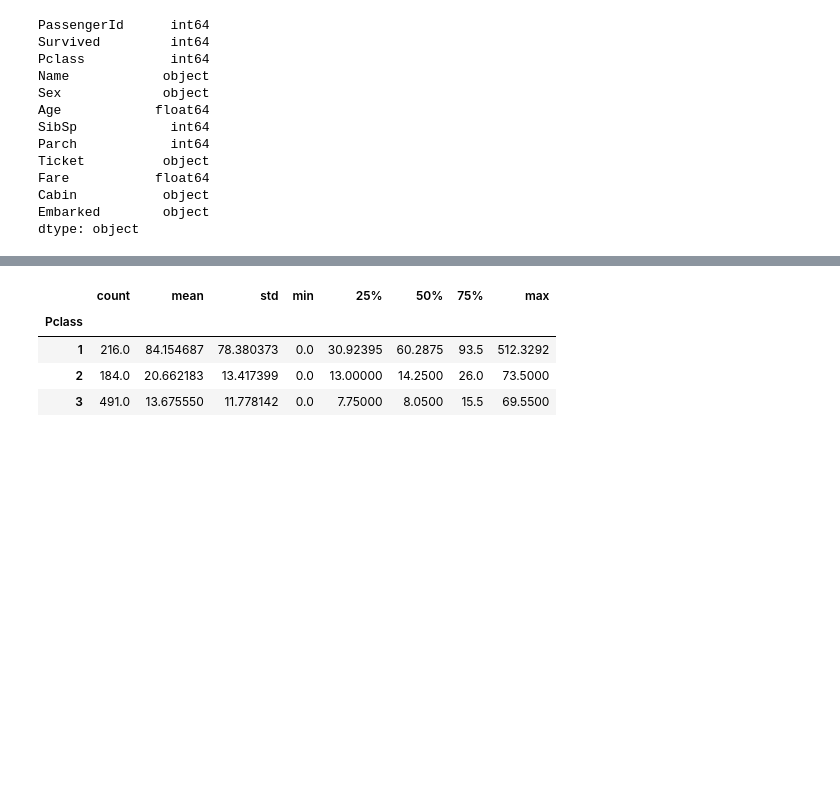
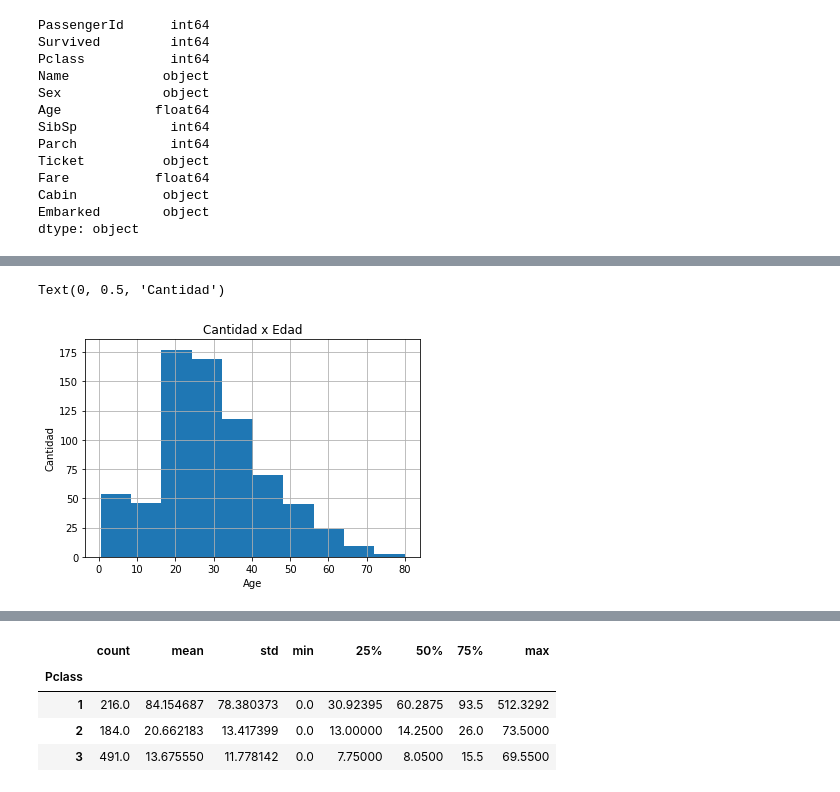
Before and after one commit to GiseleGuadalupe/UOC---Practica2, a Jupyter notebook: Practica2.ipynb, the cells around one changed output, grey strips where cells are left out. Saved outputs shown, nothing was run; the diff lists cells and outputs as text; code cells hidden in the pictures; blank space fills up the shorter version.

```diff
--- a/Practica2.ipynb
+++ b/Practica2.ipynb
@@ -213,0 +290,9 @@ train.describe()
+# %%
+# Distribuición normal o no de la edad
+train.hist('Age')
+plt.title('Cantidad x Edad')
+plt.xlabel('Age')
+plt.ylabel('Cantidad')
+# %% [output]
+Text(0, 0.5, 'Cantidad')
+[figure, added]
```
Also changed, not shown: parts of 99 cells of this notebook, 5 other files.
